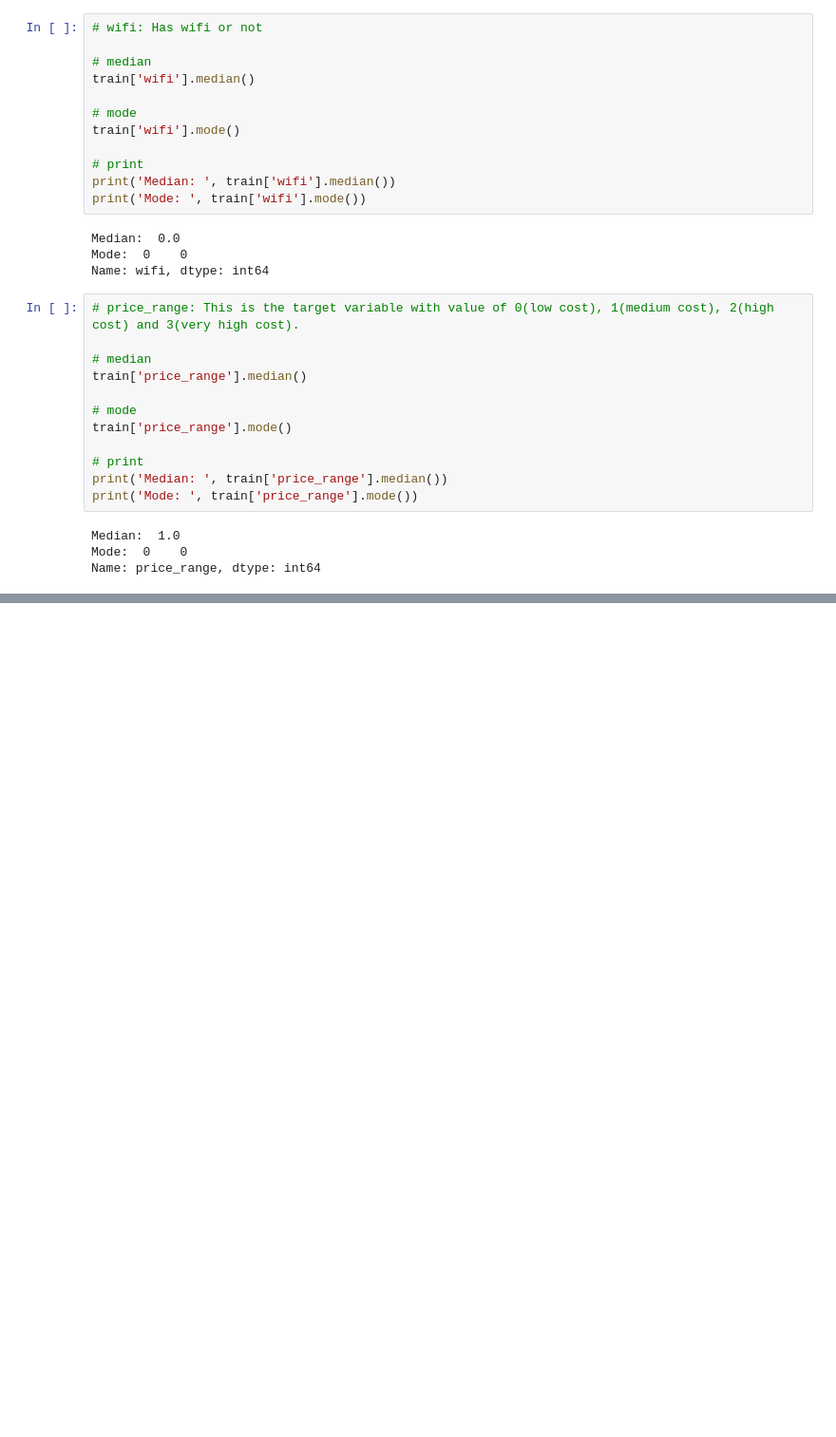
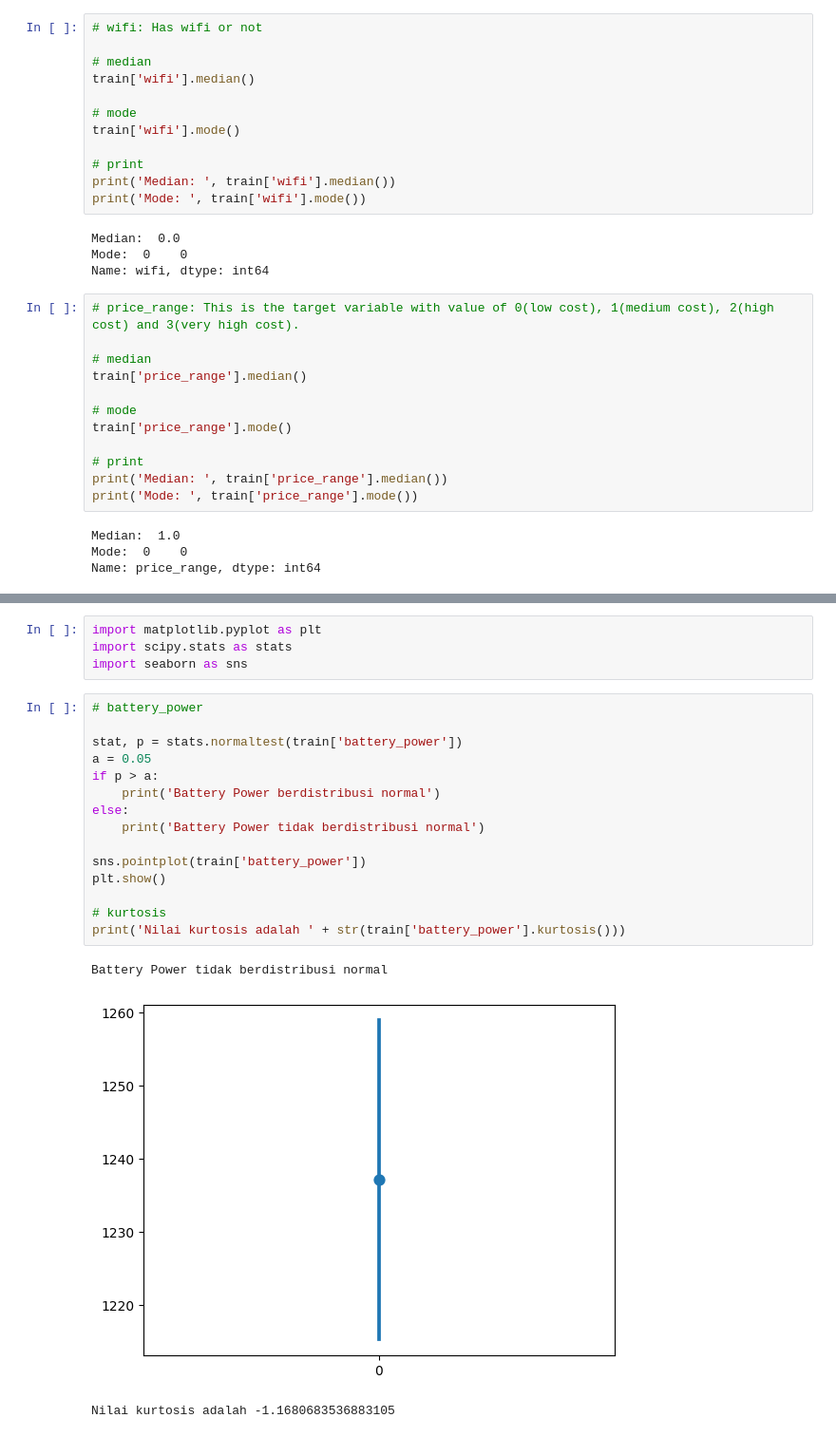
Before and after one commit to eunicesarah/Tucil2_13521006_13521013, a Jupyter notebook: tucil2.ipynb, the cells around one changed output, grey strips where cells are left out. Shown: that part at 95% size. Drawn from its saved outputs; the diff is of its cells as text; blank space fills up the shorter version.

```diff
--- a/tucil2.ipynb
+++ b/tucil2.ipynb
@@ -974,0 +999,23 @@ Name: price_range, dtype: int64
+# %%
+import matplotlib.pyplot as plt
+import scipy.stats as stats
+import seaborn as sns
+# %%
+# battery_power
+
+stat, p = stats.normaltest(train['battery_power'])
+a = 0.05
+if p > a:
+    print('Battery Power berdistribusi normal')
+else:
+    print('Battery Power tidak berdistribusi normal')
+
+sns.pointplot(train['battery_power'])
+plt.show()
+
+# kurtosis
+print('Nilai kurtosis adalah ' + str(train['battery_power'].kurtosis()))
+# %% [output]
+Battery Power tidak berdistribusi normal
+[figure, added]
+Nilai kurtosis adalah -1.1680683536883105
```
Also changed, not shown: parts of 22 cells of this notebook.
